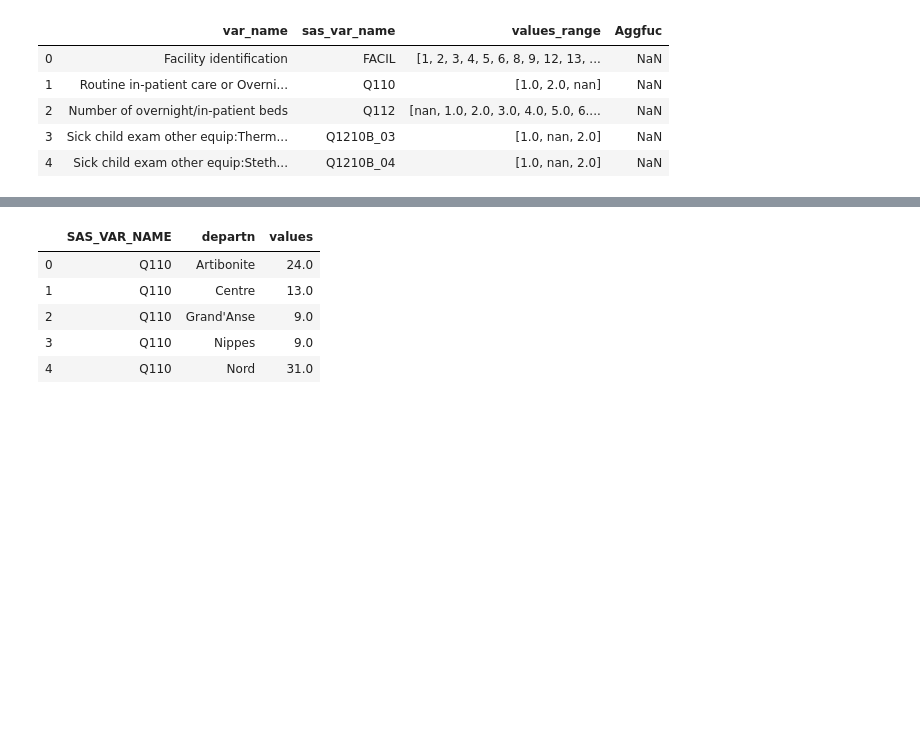
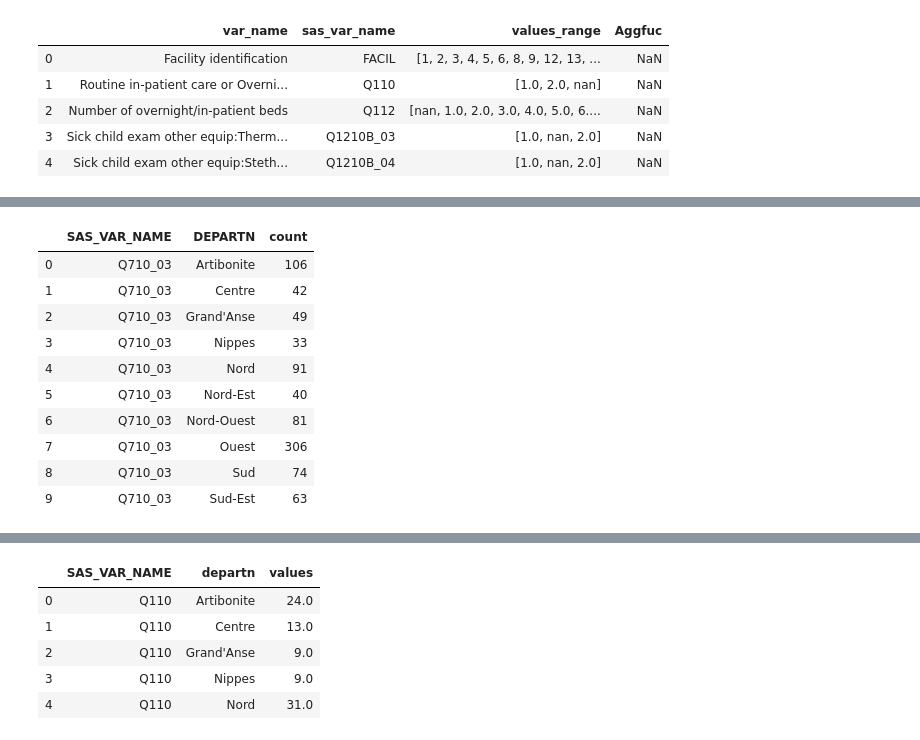
Before and after one commit to MarvelAmazon/spa-data-analysis, a Jupyter notebook: Untitled.ipynb, the cells around one changed output, grey strips where cells are left out. Cells and saved outputs as stored; diff of their text form; code cells hidden in the pictures; blank space fills up the shorter version.

```diff
--- a/Untitled.ipynb
+++ b/Untitled.ipynb
@@ -452,0 +472,29 @@ val
+# %%
+## Soap and running water or else alcohol-based hand disinfectant
+#Q710_03
+#Q710_08
+#Q710_01
+#Q710_02
+
+
+col = 'Q710_03'
+val = spa_df_final[((spa_df_final[col] ==1.0 )| (spa_df_final['Q710_08'] ==1.0))|((spa_df_final['Q710_01'] ==1.0 )& (spa_df_final['Q710_02'] ==1.0))][['DEPARTN','FACIL']]
+val[col]= col
+val.rename(columns = {col: 'SAS_VAR_NAME'},inplace =True)
+val=val.groupby(['SAS_VAR_NAME','DEPARTN']).size().to_frame().reset_index().rename(columns={0:'count'})
+map_dict['SAS_VAR_NAME'] += list(val['SAS_VAR_NAME'])
+map_dict['departn'] += list(val['DEPARTN'])
+map_dict['values'] += list(val['count'])
+val
+# %% [output]
+|  | SAS_VAR_NAME | DEPARTN | count |
+| 0 | Q710_03 | Artibonite | 106 |
+| 1 | Q710_03 | Centre | 42 |
+| 2 | Q710_03 | Grand'Anse | 49 |
+| 3 | Q710_03 | Nippes | 33 |
+| 4 | Q710_03 | Nord | 91 |
+| 5 | Q710_03 | Nord-Est | 40 |
+| 6 | Q710_03 | Nord-Ouest | 81 |
+| 7 | Q710_03 | Ouest | 306 |
+| 8 | Q710_03 | Sud | 74 |
+| 9 | Q710_03 | Sud-Est | 63 |
```
Also changed, not shown: parts of 26 cells of this notebook, 8 other files.
